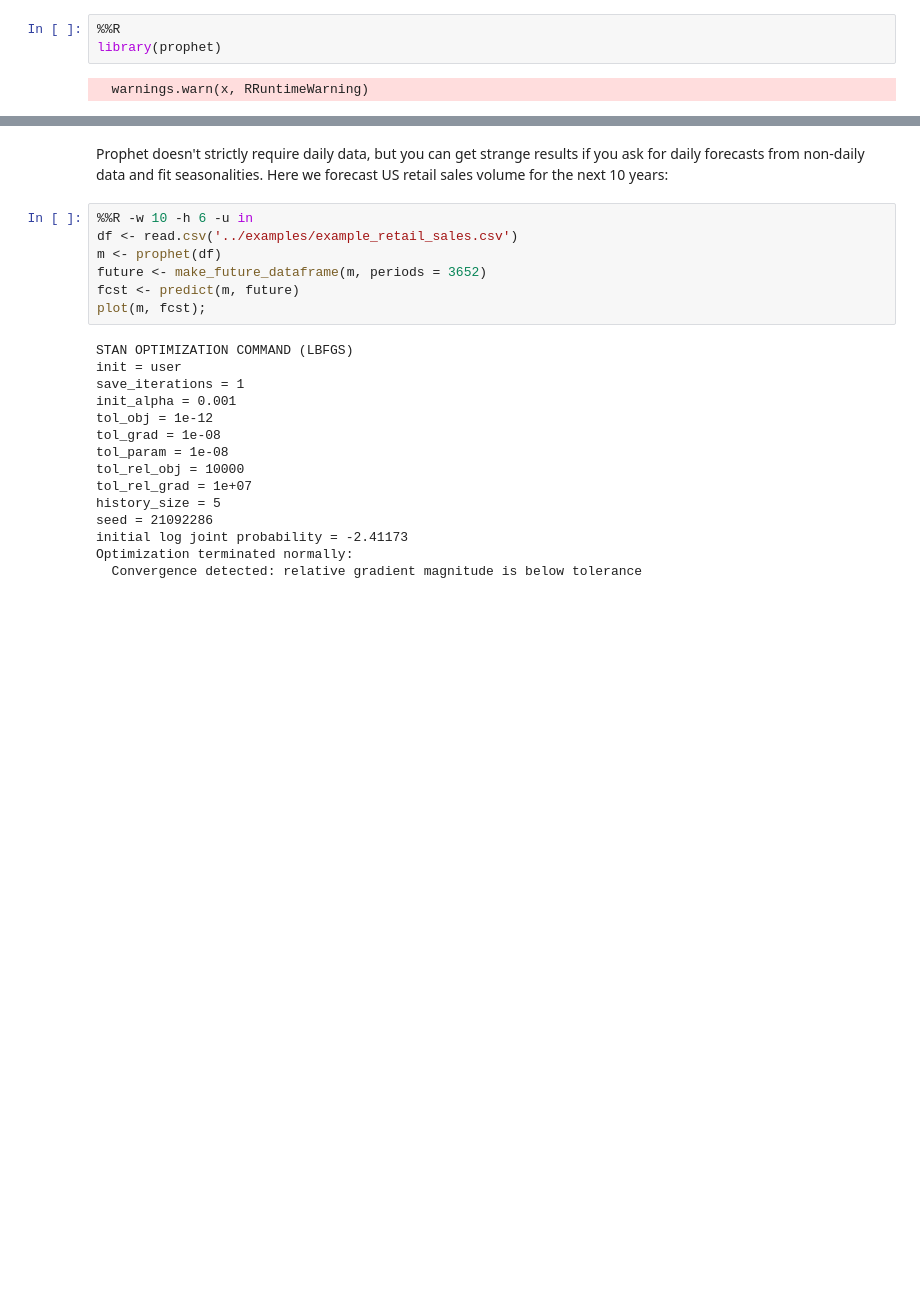
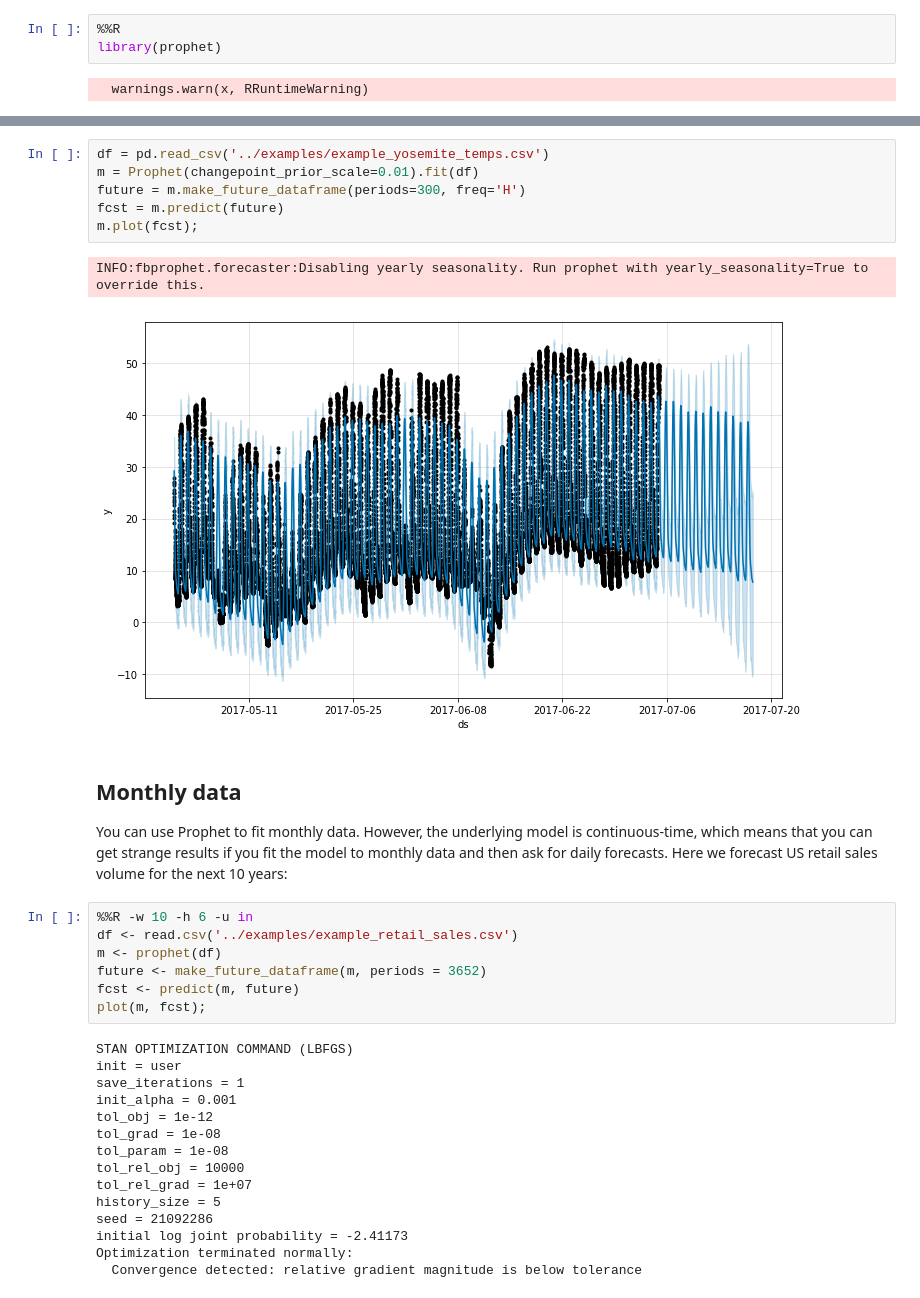
Before and after one commit to facebook/prophet, a Jupyter notebook: notebooks/non-daily_data.ipynb, the cells around one changed output, grey strips where cells are left out. Saved outputs shown, nothing was run; the diff lists cells and outputs as text; blank space fills up the shorter version.

Commit message:
Notebook example with sub-daily data

```diff
--- a/notebooks/non-daily_data.ipynb
+++ b/notebooks/non-daily_data.ipynb
@@ -11,5 +15,16 @@ library(prophet)
+# %%
+df = pd.read_csv('../examples/example_yosemite_temps.csv')
+m = Prophet(changepoint_prior_scale=0.01).fit(df)
+future = m.make_future_dataframe(periods=300, freq='H')
+fcst = m.predict(future)
+m.plot(fcst);
+# %% [output]
+INFO:fbprophet.forecaster:Disabling yearly seasonality. Run prophet with yearly_seasonality=True to override this.
+[figure, added]
 # %% [markdown]
-Prophet doesn't strictly require daily data, but you can get strange results if you ask for daily forecasts from non-daily data and fit seasonalities. Here we forecast US retail sales volume for the next 10 years:
+## Monthly data
+
+You can use Prophet to fit monthly data. However, the underlying model is continuous-time, which means that you can get strange results if you fit the model to monthly data and then ask for daily forecasts. Here we forecast US retail sales volume for the next 10 years:
 # %%
 %%R -w 10 -h 6 -u in
 df <- read.csv('../examples/example_retail_sales.csv')
```
Also changed, not shown: parts of 1 cell of this notebook, 1 other file.
